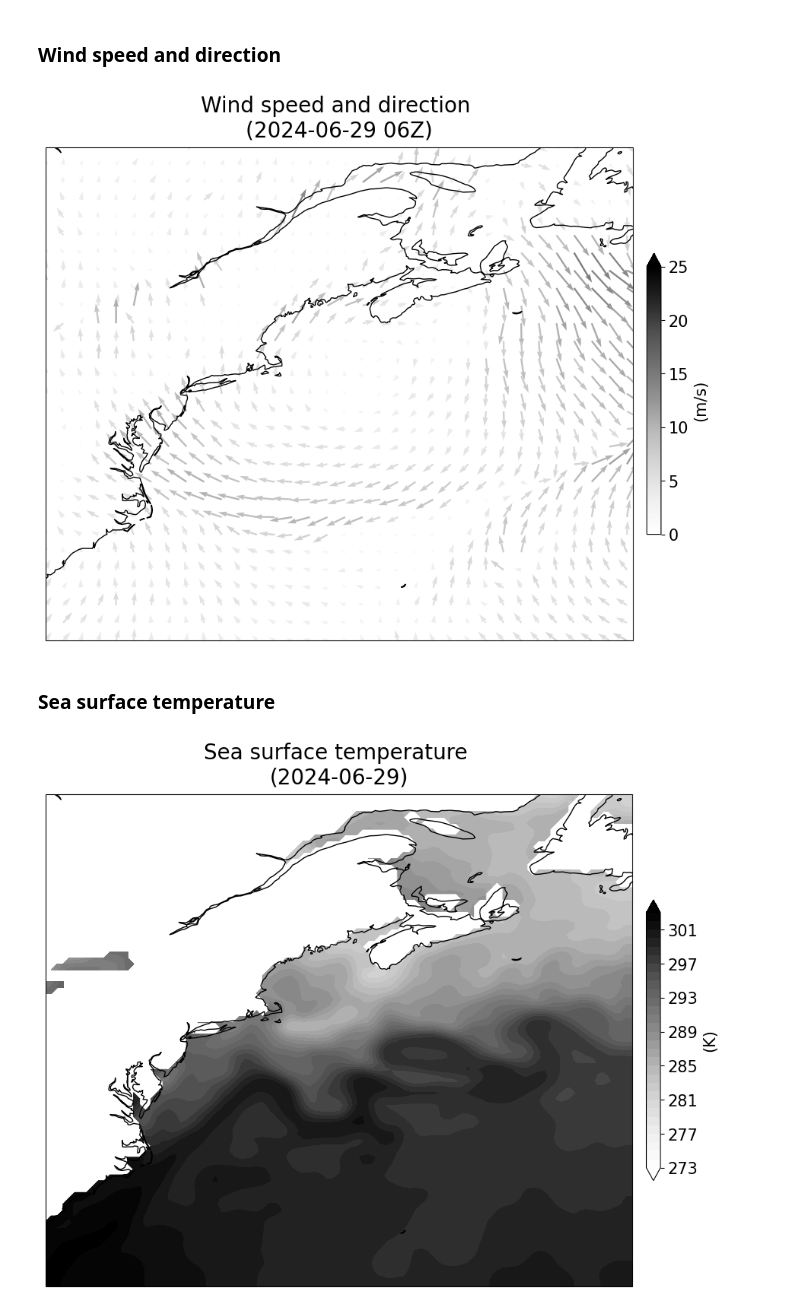
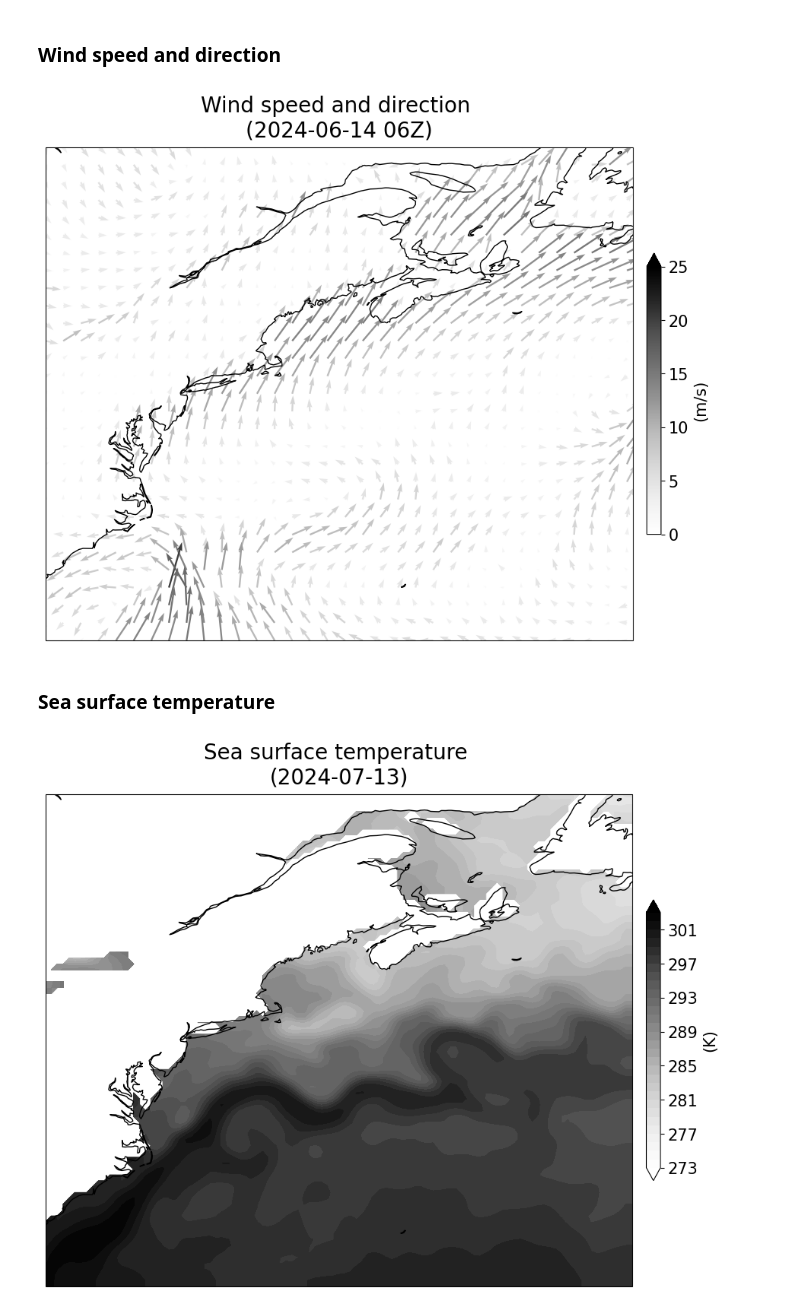
Before and after one commit to jesseturner/FLC_Workspace_3, a Jupyter notebook: FLCI.ipynb, the cells around one changed output. Drawn from its saved outputs; the diff is of its cells as text; code cells hidden in the pictures.

Commit message:
Running imagery

```diff
--- a/FLCI.ipynb
+++ b/FLCI.ipynb
@@ -15,7 +15,7 @@ import cartopy.feature as feature
 # %% [markdown]
 **Retrieve GFS data:**
 # %%
-date_str = "20240629"
+date_str = "20240614"
 # %%
 gfs_file = 'model_data/gfs_'+date_str
 gfs_ds = xr.open_dataset(gfs_file, engine="cfgrib",backend_kwargs={'filter_by_keys': {'typeOfLevel':'isobaricInhPa'}})
@@ -466,27 +466,29 @@ ax.coastlines(resolution='50m', color='black', linewidth=1)
 
 fig.show()
 # %% [output]
-[figure, old version]
+[figure, new version]
 # %% [markdown]
 ### Sea surface temperature
 # %%
 projection=ccrs.PlateCarree(central_longitude=0)
 fig,ax=plt.subplots(1, figsize=(12,12),subplot_kw={'projection': projection})
 
 levels = np.linspace(273, 303, 31)
 cmap = plt.get_cmap('Greys')
 
 c=ax.contourf(region.longitude, region.latitude, sst_padded, cmap=cmap, extend='both', levels=levels)
 
 clb = plt.colorbar(c, shrink=0.4, pad=0.02, ax=ax, extend='both')
 clb.ax.tick_params(labelsize=15)
 clb.set_label('(K)', fontsize=15)
 
 ax.set_extent([longitude_west, longitude_east, latitude_south, latitude_north], crs=ccrs.PlateCarree())
 
+datetime_str= "2024-07-13"
+
 ax.set_title("Sea surface temperature \n("+datetime_str[:10]+")", fontsize=20, pad=10)
 ax.coastlines(resolution='50m', color='black', linewidth=1)
 
 fig.show()
 # %% [output]
-[figure, old version]
+[figure, new version]
```
Also changed, not shown: parts of 3 cells of this notebook, 2 other files.
